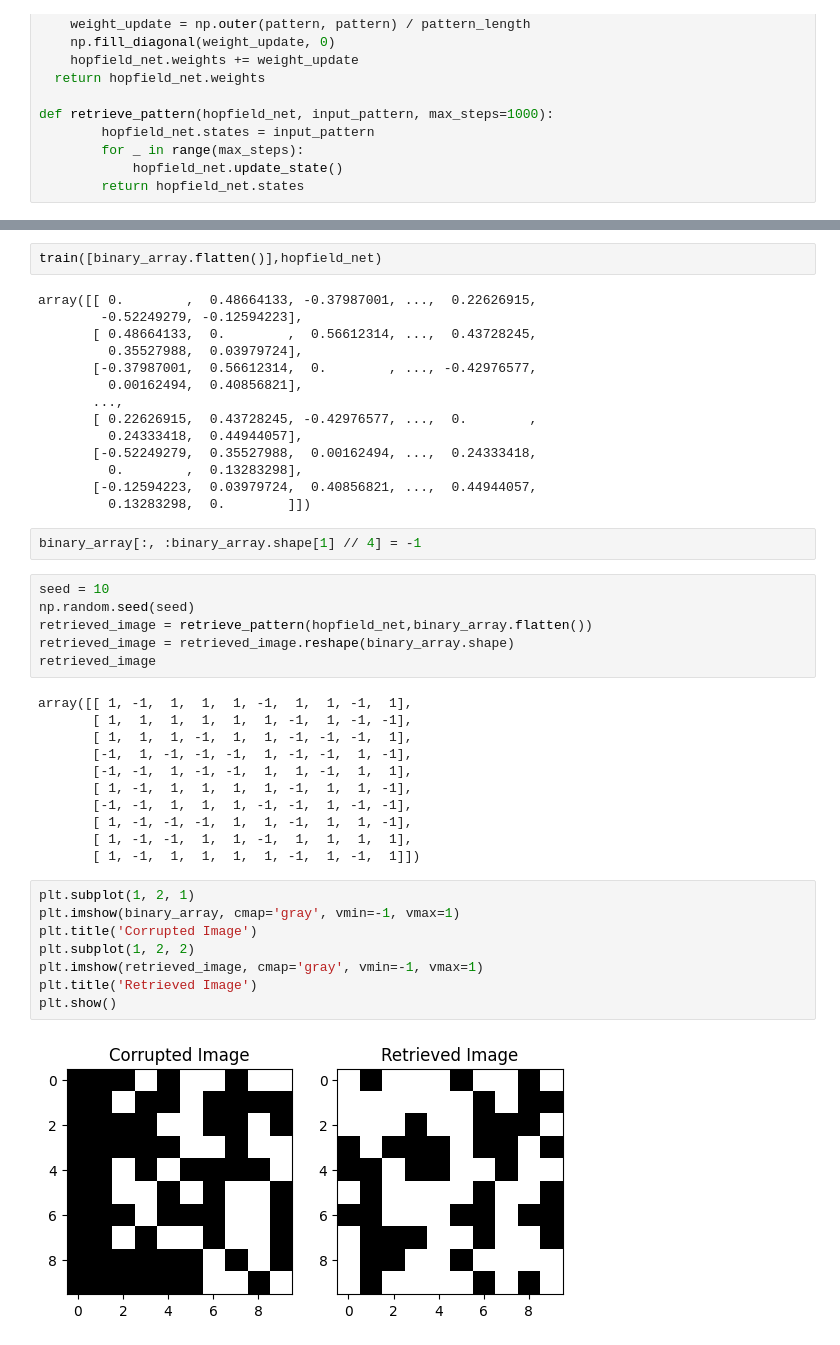
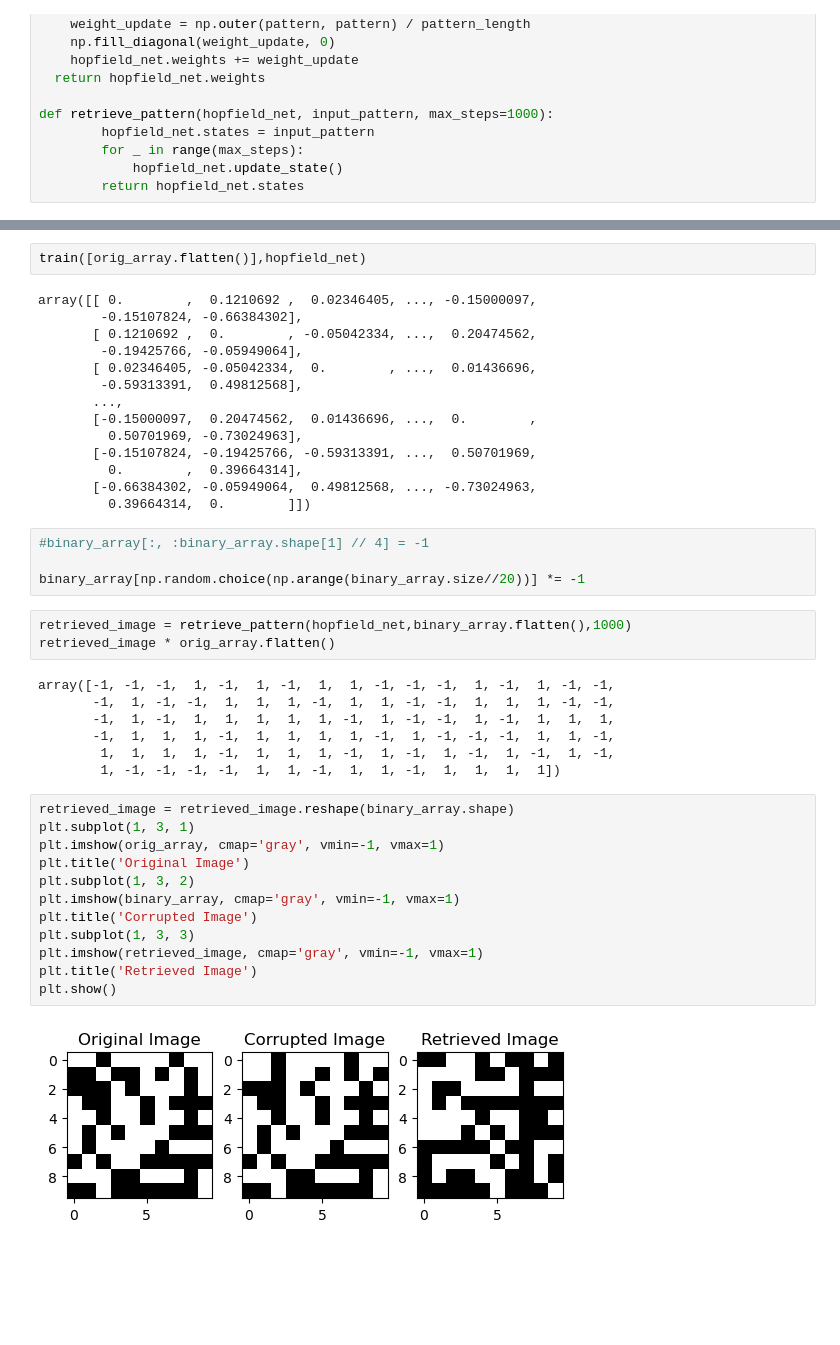
Before and after one commit to halilbayndir/ML_Physics, a Jupyter notebook: Hopfield_Network.ipynb, the cells around one changed output, grey strips where cells are left out. Cells and saved outputs as stored; diff of their text form; blank space fills up the shorter version.

Commit message:
check Hopfield retrieve

```diff
--- a/Hopfield_Network.ipynb
+++ b/Hopfield_Network.ipynb
@@ -127,45 +116,44 @@ plt.show()
 # %%
-train([binary_array.flatten()],hopfield_net)
+train([orig_array.flatten()],hopfield_net)
 # %% [output]
-array([[ 0.        ,  0.48664133, -0.37987001, ...,  0.22626915,
-        -0.52249279, -0.12594223],
-       [ 0.48664133,  0.        ,  0.56612314, ...,  0.43728245,
-         0.35527988,  0.03979724],
-       [-0.37987001,  0.56612314,  0.        , ..., -0.42976577,
-         0.00162494,  0.40856821],
+array([[ 0.        ,  0.1210692 ,  0.02346405, ..., -0.15000097,
+        -0.15107824, -0.66384302],
+       [ 0.1210692 ,  0.        , -0.05042334, ...,  0.20474562,
+        -0.19425766, -0.05949064],
+       [ 0.02346405, -0.05042334,  0.        , ...,  0.01436696,
+        -0.59313391,  0.49812568],
        ...,
-       [ 0.22626915,  0.43728245, -0.42976577, ...,  0.        ,
-         0.24333418,  0.44944057],
-       [-0.52249279,  0.35527988,  0.00162494, ...,  0.24333418,
-         0.        ,  0.13283298],
-       [-0.12594223,  0.03979724,  0.40856821, ...,  0.44944057,
-         0.13283298,  0.        ]])
+       [-0.15000097,  0.20474562,  0.01436696, ...,  0.        ,
+         0.50701969, -0.73024963],
+       [-0.15107824, -0.19425766, -0.59313391, ...,  0.50701969,
+         0.        ,  0.39664314],
+       [-0.66384302, -0.05949064,  0.49812568, ..., -0.73024963,
+         0.39664314,  0.        ]])
-# %%
-binary_array[:, :binary_array.shape[1] // 4] = -1
-# %%
-seed = 10
-np.random.seed(seed)
-retrieved_image = retrieve_pattern(hopfield_net,binary_array.flatten())
-retrieved_image = retrieved_image.reshape(binary_array.shape)
-retrieved_image
-# %% [output]
-array([[ 1, -1,  1,  1,  1, -1,  1,  1, -1,  1],
-       [ 1,  1,  1,  1,  1,  1, -1,  1, -1, -1],
-       [ 1,  1,  1, -1,  1,  1, -1, -1, -1,  1],
-       [-1,  1, -1, -1, -1,  1, -1, -1,  1, -1],
-       [-1, -1,  1, -1, -1,  1,  1, -1,  1,  1],
-       [ 1, -1,  1,  1,  1,  1, -1,  1,  1, -1],
-       [-1, -1,  1,  1,  1, -1, -1,  1, -1, -1],
-       [ 1, -1, -1, -1,  1,  1, -1,  1,  1, -1],
-       [ 1, -1, -1,  1,  1, -1,  1,  1,  1,  1],
-       [ 1, -1,  1,  1,  1,  1, -1,  1, -1,  1]])
+# %%
+#binary_array[:, :binary_array.shape[1] // 4] = -1
+
+binary_array[np.random.choice(np.arange(binary_array.size//20))] *= -1
+# %%
+retrieved_image = retrieve_pattern(hopfield_net,binary_array.flatten(),1000)
+retrieved_image * orig_array.flatten()
+# %% [output]
+array([-1, -1, -1,  1, -1,  1, -1,  1,  1, -1, -1, -1,  1, -1,  1, -1, -1,
+       -1,  1, -1, -1,  1,  1,  1, -1,  1,  1, -1, -1,  1,  1,  1, -1, -1,
+       -1,  1, -1,  1,  1,  1,  1,  1, -1,  1, -1, -1,  1, -1,  1,  1,  1,
+       -1,  1,  1,  1, -1,  1,  1,  1,  1, -1,  1, -1, -1, -1,  1,  1, -1,
+        1,  1,  1,  1, -1,  1,  1,  1, -1,  1, -1,  1, -1,  1, -1,  1, -1,
+        1, -1, -1, -1, -1,  1,  1, -1,  1,  1, -1,  1,  1,  1,  1])
 # %%
-plt.subplot(1, 2, 1)
+retrieved_image = retrieved_image.reshape(binary_array.shape)
+plt.subplot(1, 3, 1)
+plt.imshow(orig_array, cmap='gray', vmin=-1, vmax=1)
+plt.title('Original Image')
+plt.subplot(1, 3, 2)
 plt.imshow(binary_array, cmap='gray', vmin=-1, vmax=1)
 plt.title('Corrupted Image')
-plt.subplot(1, 2, 2)
+plt.subplot(1, 3, 3)
 plt.imshow(retrieved_image, cmap='gray', vmin=-1, vmax=1)
 plt.title('Retrieved Image')
 plt.show()
 # %% [output]
-[figure, old version]
+[figure, new version]
```
Also changed, not shown: parts of 4 cells of this notebook, 1 other file.
